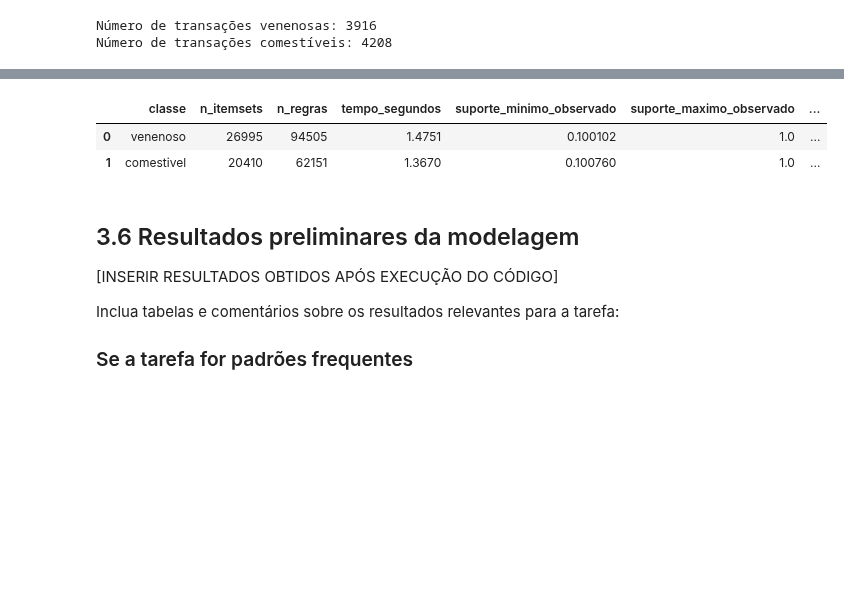
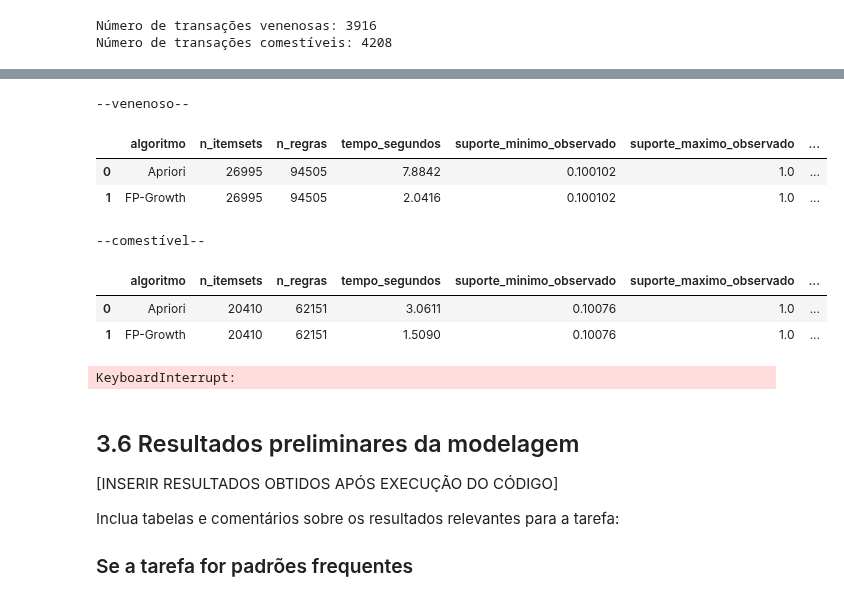
Before and after one commit to DaviOSad/Online-Players-Behavior-Segmentation, a Jupyter notebook: TP1_Fase2_Grupo11.ipynb, the cells around one changed output, grey strips where cells are left out. Drawn from its saved outputs; the diff is of its cells as text; code cells hidden in the pictures; blank space fills up the shorter version.

```diff
--- a/TP1_Fase2_Grupo11.ipynb
+++ b/TP1_Fase2_Grupo11.ipynb
@@ -1108,12 +1108,34 @@ def executar_padroes_frequentes(transacoes, min_support=0.05, min_confidence=0.6
 
     resultados = {}
 
+    resultados = {}
+
+    inicio = time.time()
+    itemsets_apriori = apriori(
+        df_transacoes,
+        min_support=min_support,
+        use_colnames=True,
+        max_len=4
+    )
+    regras_apriori = association_rules(
+        itemsets_apriori,
+        metric="confidence",
+        min_threshold=min_confidence
+    )
+    tempo_apriori = time.time() - inicio
+
+    resultados["Apriori"] = {
+        "itemsets": itemsets_apriori,
+        "regras": regras_apriori,
+        "tempo": tempo_apriori
+    }
+
     inicio = time.time()
     itemsets_fpgrowth = fpgrowth(
         df_transacoes,
         min_support=min_support,
         use_colnames=True,
-        max_len=5
+        max_len=4
     )
     regras_fpgrowth = association_rules(
         itemsets_fpgrowth,
@@ -1122,22 +1144,23 @@ def executar_padroes_frequentes(transacoes, min_support=0.05, min_confidence=0.6
     )
     tempo_fpgrowth = time.time() - inicio
 
-    resultados = {
+    resultados["FP-Growth"] = {
         "itemsets": itemsets_fpgrowth,
         "regras": regras_fpgrowth,
         "tempo": tempo_fpgrowth
     }
 
+
     return resultados
 
 # Exemplo de uso:
 resultados = {}
-resultados['venenoso'] = executar_padroes_frequentes(
+resultados_venenoso = executar_padroes_frequentes(
     transacoes_venenoso,
     min_support=0.1,
     min_confidence=0.9
 )
-resultados['comestivel'] = executar_padroes_frequentes(
+resultados_comestivel = executar_padroes_frequentes(
     transacoes_comestivel,
     min_support=0.1,
     min_confidence=0.9
@@ -1145,38 +1168,48 @@ resultados['comestivel'] = executar_padroes_frequentes(
 # %%
 # Resumo dos resultados de mineração de padrões frequentes.
 # Esta célula não inventa resultados; ela apenas resume o que foi executado.
 
 def resumir_resultados_padroes(resultados):
     if resultados is None:
         print("Nenhum resultado disponível.")
         return pd.DataFrame()
 
     linhas = []
 
     for classe, info in resultados.items():
         itemsets = info["itemsets"]
         regras = info["regras"]
 
         linhas.append({
-            "classe": classe,
+            "algoritmo": classe,
             "n_itemsets": len(itemsets),
             "n_regras": len(regras),
             "tempo_segundos": round(info["tempo"], 4),
             "suporte_minimo_observado": itemsets["support"].min() if len(itemsets) > 0 else np.nan,
             "suporte_maximo_observado": itemsets["support"].max() if len(itemsets) > 0 else np.nan,
             "confianca_media": regras["confidence"].mean() if len(regras) > 0 else np.nan,
             "lift_medio": regras["lift"].mean() if len(regras) > 0 and "lift" in regras.columns else np.nan
         })
 
     return pd.DataFrame(linhas)
 
 # Exemplo de uso:
-resumo_modelagem = resumir_resultados_padroes(resultados)
+print('--venenoso--')
+resumo_modelagem = resumir_resultados_padroes(resultados_venenoso)
 display(resumo_modelagem)
+
+print('--comestível--')
+resumo_modelagem = resumir_resultados_padroes(resultados_comestivel)
+display(resumo_modelagem)
 # %% [output]
+--venenoso--
-|  | classe | n_itemsets | n_regras | tempo_segundos | suporte_minimo_observado | suporte_maximo_observado | ... |
-| 0 | venenoso | 26995 | 94505 | 1.4751 | 0.100102 | 1.0 | ... |
-| 1 | comestivel | 20410 | 62151 | 1.3670 | 0.100760 | 1.0 | ... |
+|  | algoritmo | n_itemsets | n_regras | tempo_segundos | suporte_minimo_observado | suporte_maximo_observado | ... |
+| 0 | Apriori | 26995 | 94505 | 7.8842 | 0.100102 | 1.0 | ... |
+| 1 | FP-Growth | 26995 | 94505 | 2.0416 | 0.100102 | 1.0 | ... |
+--comestível--
+|  | algoritmo | n_itemsets | n_regras | tempo_segundos | suporte_minimo_observado | suporte_maximo_observado | ... |
+| 0 | Apriori | 20410 | 62151 | 3.0611 | 0.10076 | 1.0 | ... |
+| 1 | FP-Growth | 20410 | 62151 | 1.5090 | 0.10076 | 1.0 | ... |
 # %%
 # Exemplo de variação de parâmetros
 # Útil para verificar se os resultados são sensíveis às escolhas de suporte e confiança.
@@ -1205,6 +1238,7 @@ def testar_parametros_padroes(transacoes, suportes, confiancas):
     return pd.concat(linhas, ignore_index=True)
 
 # Exemplo de uso:
+print('--venenoso--')
 grade_resultados_venenoso = testar_parametros_padroes(
     transacoes_venenoso,
     suportes=[0.01, 0.03, 0.05],
@@ -1212,12 +1246,15 @@ grade_resultados_venenoso = testar_parametros_padroes(
 )
 display(grade_resultados_venenoso)
 
+print('--comestível--')
 grade_resultados_comestivel = testar_parametros_padroes(
     transacoes_comestivel,
     suportes=[0.01, 0.03, 0.05],
     confiancas=[0.5, 0.6, 0.7]
 )
 display(grade_resultados_comestivel)
+# %% [output]
+KeyboardInterrupt:
 # %% [markdown]
 ## 3.6 Resultados preliminares da modelagem
 
```
